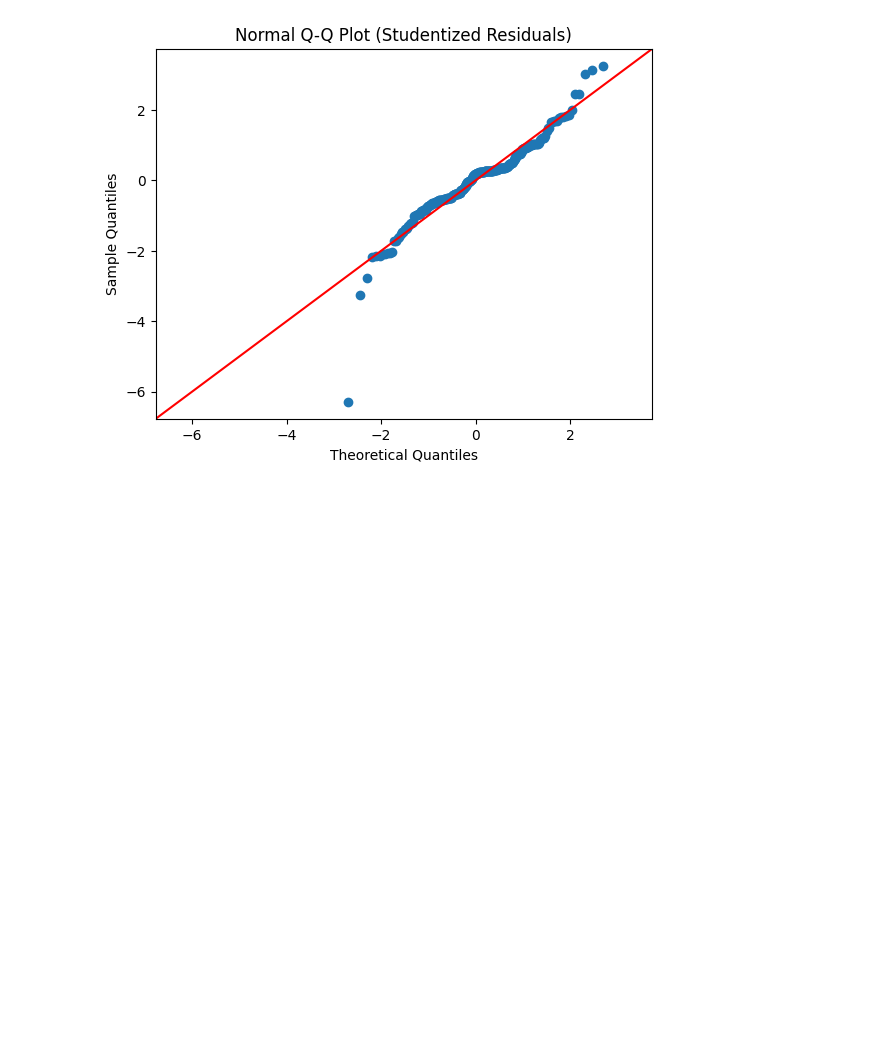
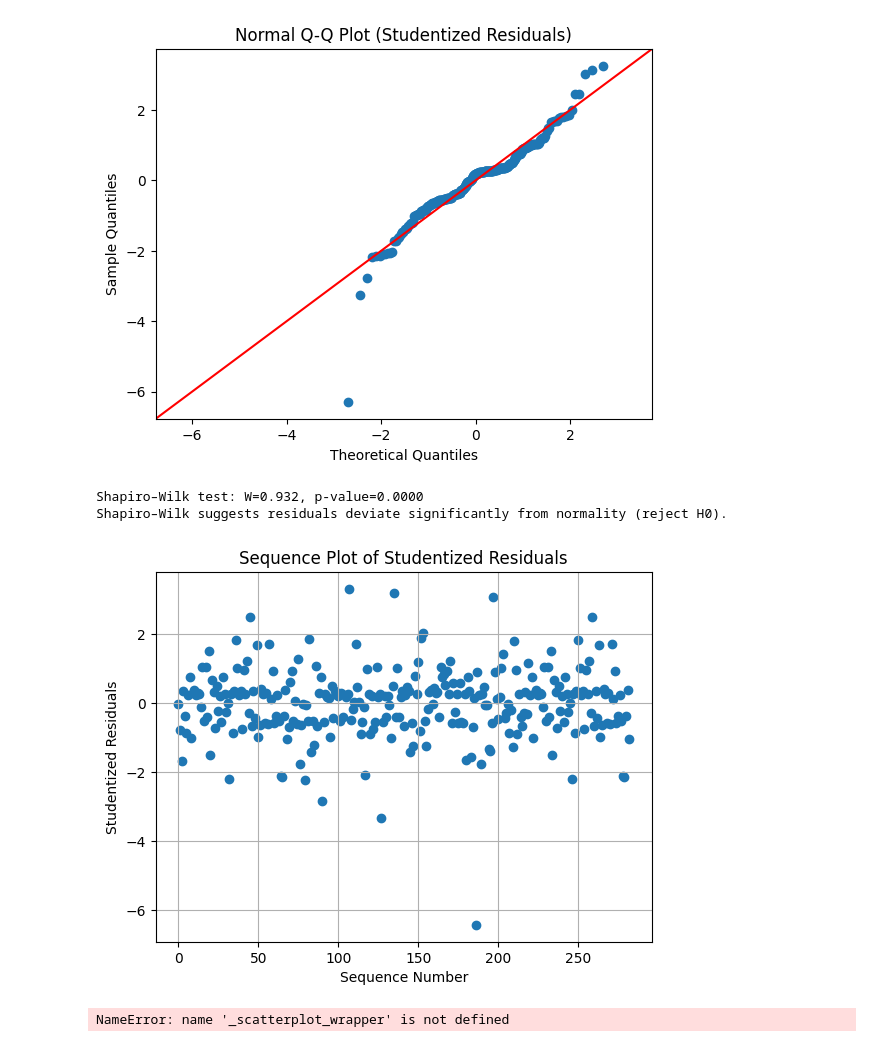
Before and after one commit to Chase-Wolters/Data-Science-Projects, a Jupyter notebook: Daily_Practice/HW2.ipynb, the cells around one changed output. Drawn from its saved outputs; the diff is of its cells as text; code cells hidden in the pictures; blank space fills up the shorter version.

Commit message:
created some statistic plots

```diff
--- a/Daily_Practice/HW2.ipynb
+++ b/Daily_Practice/HW2.ipynb
@@ -325,3 +330,43 @@ plt.title("Normal Q-Q Plot (Studentized Residuals)")
 plt.show()
 # %% [output]
 [figure]
+# %%
+# create a shapiro-wilks test for normality
+shapiro_stat, shapiro_p = shapiro(studentized_residuals)
+print(f"Shapiro–Wilk test: W={shapiro_stat:.3f}, p-value={shapiro_p:.4f}")
+
+# --- Comment scaffold ---
+if shapiro_p < 0.05:
+    print("Shapiro–Wilk suggests residuals deviate significantly from normality (reject H0).")
+else:
+    print("Shapiro–Wilk suggests no significant deviation from normality (fail to reject H0).")
+# %% [output]
+Shapiro–Wilk test: W=0.932, p-value=0.0000
+Shapiro–Wilk suggests residuals deviate significantly from normality (reject H0).
+# %%
+# create a sequence plot
+plt.scatter(range(len(studentized_residuals)), studentized_residuals)
+plt.grid()
+plt.xlabel("Sequence Number")
+plt.ylabel("Studentized Residuals")
+plt.title("Sequence Plot of Studentized Residuals")
+plt.show()
+# %% [output]
+[figure, added]
+# %%
+def _scatterplot_wrapper(x:pd.Series,y:pd.Series,x_label:str,y_label:str,title:str):
+    plt.figure(figsize=(8, 6))
+    sns.scatterplot(x=x,y=y)
+    plt.xlabel(x_label)
+    plt.ylabel(y_label)
+    plt.title(title)
+    plt.show()
+
+# leverage points
+_scatterplot_wrapper(x=regression_influential_diagnostics['hat_diag'],
+                    y=studentized_residuals,
+                    x_label="Leverage",
+                    y_label="Studentized Residuals",
+                    title="Leverage vs Studentized Residuals")
+# %% [output]
+NameError: name '_scatterplot_wrapper' is not defined
```
Also changed, not shown: parts of 3 cells of this notebook.
